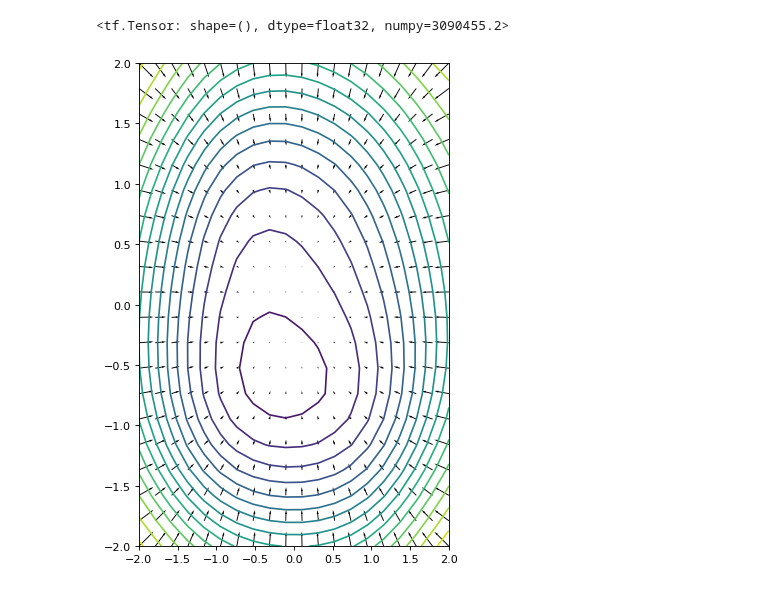
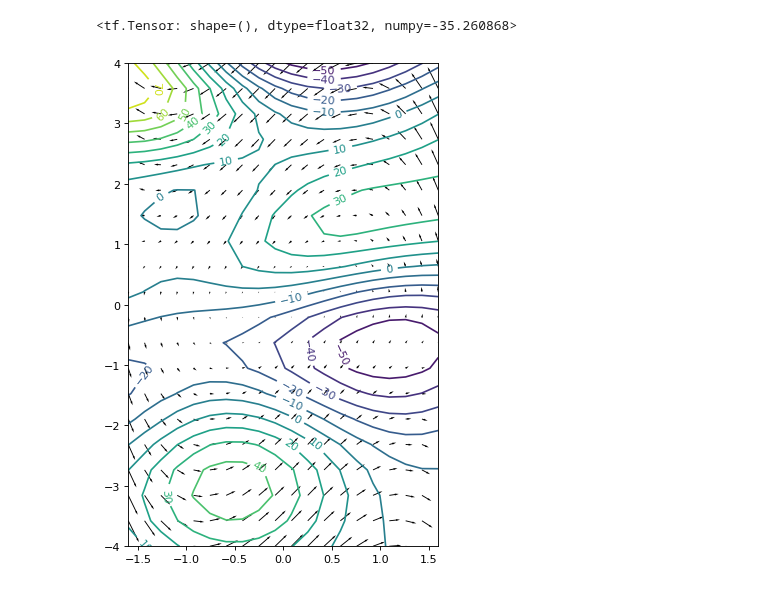
Before and after one commit to kyrxanthos/NN_dynamical_systems, a Jupyter notebook: Kernel_Lya2.ipynb, the cells around one changed output. Cells and saved outputs as stored; diff of their text form; code cells hidden in the pictures.

Commit message:
re-programmed matrix A

```diff
--- a/Kernel_Lya2.ipynb
+++ b/Kernel_Lya2.ipynb
@@ -51,3 +37,21 @@ def A_i_j(x, y, K, g):
+# %%
+def A(xs, ys, K, g):
+    matrix_A = np.empty((xs.shape[0], ys.shape[0]))
+
+    for ind, i in enumerate(xs):
+        x = tf.repeat([i], repeats=[ys.shape[0]], axis=0)
+        with tf.GradientTape() as tape:
+            tape.watch(x)
+            tape.watch(ys)
+            z = K.apply(x,ys) # (n_y,)
+            dzdx, dzdy = tape.gradient(z, [x,ys]) # (n_y,2) (n_y,2)
+        vfx = tf.math.reduce_sum(dzdx*tf.transpose(tf.convert_to_tensor(g(x), dtype=tf.float32)),axis=1) # (n_y,)
+        vfy = tf.math.reduce_sum(dzdy*tf.transpose(tf.convert_to_tensor(g(ys), dtype=tf.float32)),axis=1) # (n_y,)
+        a_j = vfx *vfy
+
+        matrix_A[ind] = a_j
+
+    return matrix_A
 # %%
 # from numpy import inner
 
@@ -78,7 +83,7 @@ g_kernel = tfp.math.psd_kernels.ExponentiatedQuadratic()
 n_y = 90
 dim = 2
 bounds = [1.6, 4]
-bounds = [2,2]
+# bounds = [2,2]
 omega_domain = np.array([np.random.uniform(-bounds[0], bounds[0],n_y),
                             np.random.uniform(-bounds[1],bounds[1],n_y)]).T
 
@@ -92,40 +97,48 @@ def vf(x):
     y = [-x[:,1], x[:,0] - (1-x[:,0]**2)*x[:,1]]
     return y
 
-def vf(x):
-    y1s = []
-    y2s = []
-    for i in x[:,0]:
-        if i != 0:
-            y1 = - i**2*dim / np.sin(i)
-        else:
-            y1 = 0.
-        y1s.append(y1)
-    for i in x[:,1]:
-        if i != 0:
-            y2 = - i**2*dim / np.sin(i)
-        else:
-            y2 = 0.
-        y2s.append(y2)
-    return [y1s, y2s]
+# new_y = tf.transpose(tf.constant(vf(omega_domain), tf.float32))
+# print('new_y: {}'.format(new_y))
+# def vf(x):
+#     y1s = []
+#     y2s = []
+#     for i in x[:,0]:
+#         if i != 0:
+#             y1 = - i**2*dim / np.sin(i)
+#         else:
+#             y1 = 0.
+#         y1s.append(y1)
+#     for i in x[:,1]:
+#         if i != 0:
+#             y2 = - i**2*dim / np.sin(i)
+#         else:
+#             y2 = 0.
+#         y2s.append(y2)
+#     return [y1s, y2s]
 
 # x = tf.ones([n_x, dim], tf.float32)
 
 data_points = tf.constant(omega_domain, dtype=tf.float32)
+# print('data_points: {}'.format(data_points))
+# other_data_points = data_points + tf.random.normal([], 0, 1)
 
 # target_values = - tf.square(data_points)
 beta = -tf.square(tf.norm(data_points, axis=1))[..., tf.newaxis]
+# print('beta is: {}'.format(beta))
 
-product = A_i_j(data_points, data_points, g_kernel, vf)
+# product = A_i_j(data_points, other_data_points, g_kernel, vf)
+product = A(data_points, data_points, g_kernel, vf)
+# print('product is {}'.format(product))
 
 alphas = tf.linalg.solve(product, beta)
-
+# print('alphas are: {}'.format(alphas))
+# alphas = beta
 trial_x = tf.constant([[-1.1, 4.1]], tf.float32)
 
 approx = get_s(trial_x, data_points, g_kernel, vf, alphas)
 approx
 # %% [output]
-<tf.Tensor: shape=(), dtype=float32, numpy=3090455.2>
+<tf.Tensor: shape=(), dtype=float32, numpy=-35.260868>
 # %%
 # b_trial = tf.square(tf.norm(data_points, axis=1))[..., tf.newaxis]
 # print(b_trial.shape)
@@ -168,8 +181,9 @@ for ind, i in enumerate(DT):
 trial_solution = tf.reshape(solution, (n_x, n_x))
 # %%
 plt.figure(figsize=(5,8))
-plt.contour(x,y, trial_solution, levels=15)
+cp = plt.contour(x,y, trial_solution, levels=15)
 plt.quiver(X,Y, new_vf[0], new_vf[1], headwidth=2, headlength=4)
+plt.clabel(cp, inline=True, fontsize=10)
 plt.show()
 # %% [output]
-[figure, old version]
+[figure, new version]
```
Also changed, not shown: parts of 3 cells of this notebook.
